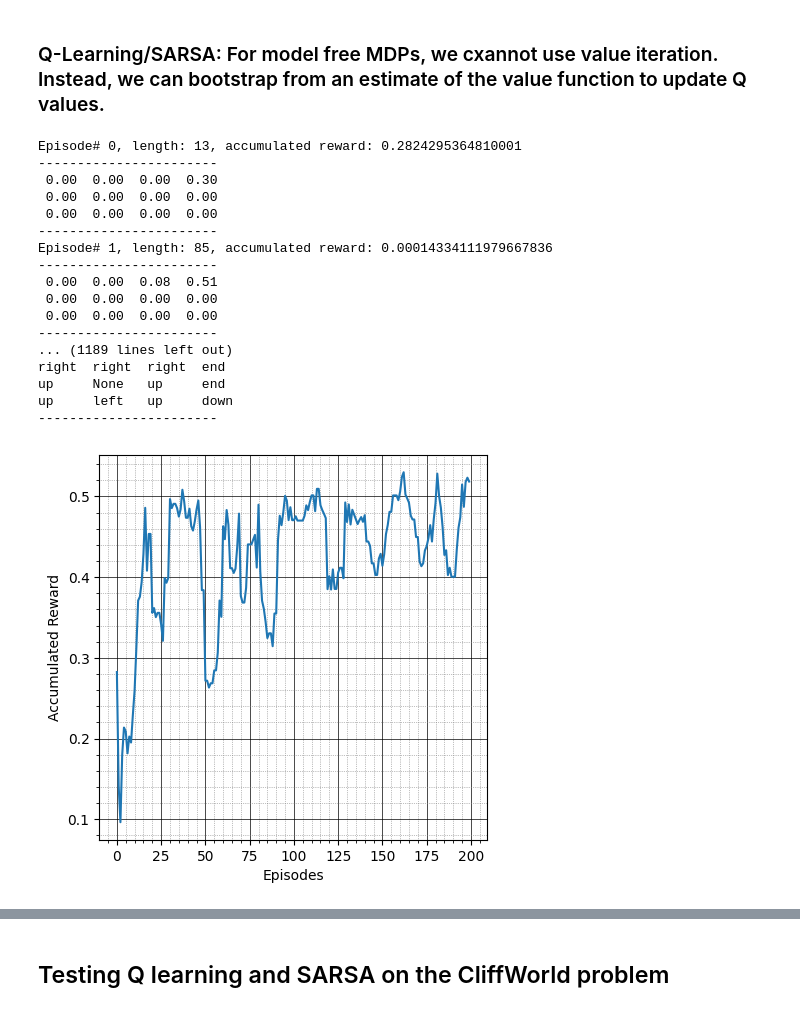
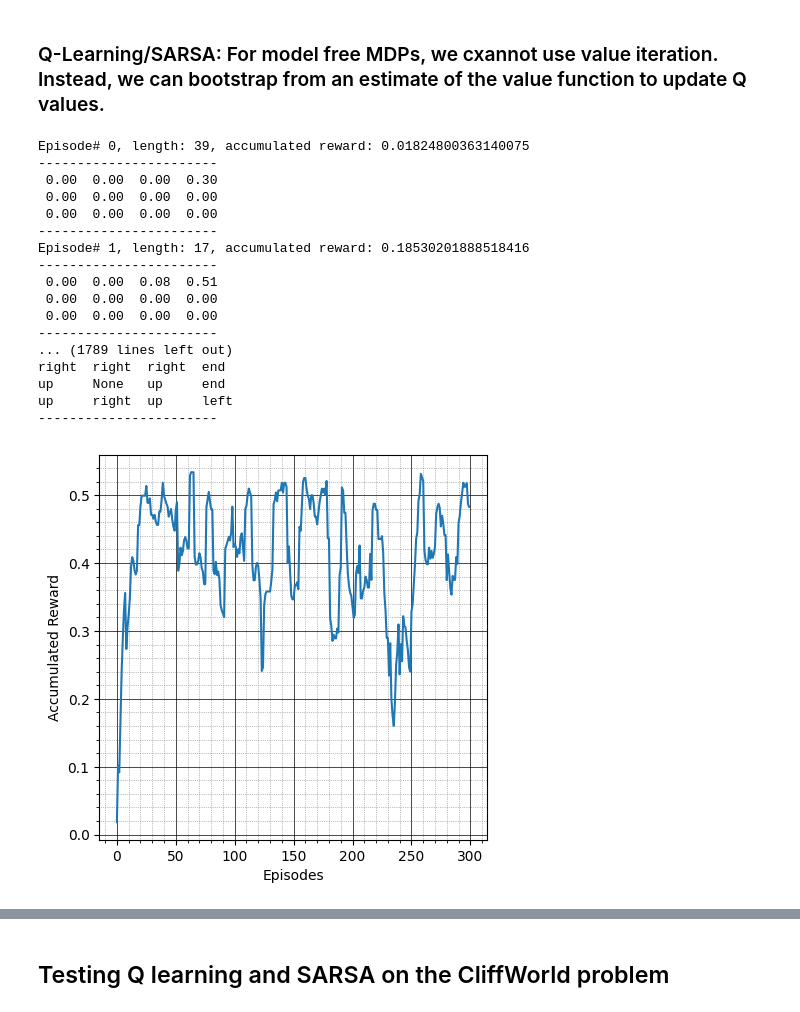
Before and after one commit to tsultan16/Reinforcement_Learning, a Jupyter notebook: grid_world.ipynb, the cells around one changed output, grey strips where cells are left out. Saved outputs shown, nothing was run; the diff lists cells and outputs as text; code cells hidden in the pictures.

```diff
--- a/grid_world.ipynb
+++ b/grid_world.ipynb
@@ -8,4 +8,5 @@ import matplotlib.pyplot as plt
 # instantiate grid world mdp object
 gw = mdp.GridWorld(discount_factor=0.9)
 
-mdp.value_iteration(gw, num_iters=50, theta=0)
+# instantaiate Q table
+Q = mdp.QTable(gw)
@@ -30,6 +13,9 @@ Iteration# 1
 # %%
+# run value iteration
+mdp.value_iteration(gw, Q, num_iters=100)
+
 # policy extraction
-pi = gw.extract_policy()
+pi = Q.extract_policy(gw)
 
 print("-----------------------")
 for y in range(gw.height-1, -1, -1):
@@ -74,45 +72,50 @@ def plot_rewards(rewards, smoothing=True, window_size=10):
 # instantiate grid world mdp object
 gw2 = mdp.GridWorld(discount_factor=0.9)
 
+
+# instantaiate Q table
+Q2 = mdp.QTable(gw2)
+
 # instantiate Q learner
-QL = mdp.QLearner(gw2, alpha=0.3)
+QL = mdp.QLearner(gw2, Q2, alpha=0.3)
+
 
 # training
-episode_rewards = QL.train(episodes=200)
+episode_rewards = QL.train(episodes=300)
 
 # policy extraction
-pi = gw2.extract_policy()
+pi = Q2.extract_policy(gw2)
 
 print("-----------------------")
 for y in range(gw2.height-1, -1, -1):
     for x in range(gw2.width):
         if (x,y) in pi:
             print(f"{pi[(x,y)]:<6}", end=' ')
         else:
             print(f"{'None':<6}", end=' ')
     print("")
 print("-----------------------")
 
 plot_rewards(episode_rewards)
 # %% [output]
-Episode# 0, length: 13, accumulated reward: 0.2824295364810001
+Episode# 0, length: 39, accumulated reward: 0.01824800363140075
 -----------------------
  0.00  0.00  0.00  0.30
  0.00  0.00  0.00  0.00
  0.00  0.00  0.00  0.00
 -----------------------
-Episode# 1, length: 85, accumulated reward: 0.00014334111979667836
+Episode# 1, length: 17, accumulated reward: 0.18530201888518416
 -----------------------
  0.00  0.00  0.08  0.51
  0.00  0.00  0.00  0.00
  0.00  0.00  0.00  0.00
 -----------------------
-... (1189 lines left out)
+... (1789 lines left out)
 right  right  right  end
 up     None   up     end
-up     left   up     down
+up     right  up     left
 -----------------------
-[figure, old version]
+[figure, new version]
 # %%
 # instantiate grid world mdp object
 gw3 = mdp.GridWorld(discount_factor=0.9)
```
Also changed, not shown: parts of 7 cells of this notebook, 2 other files.
